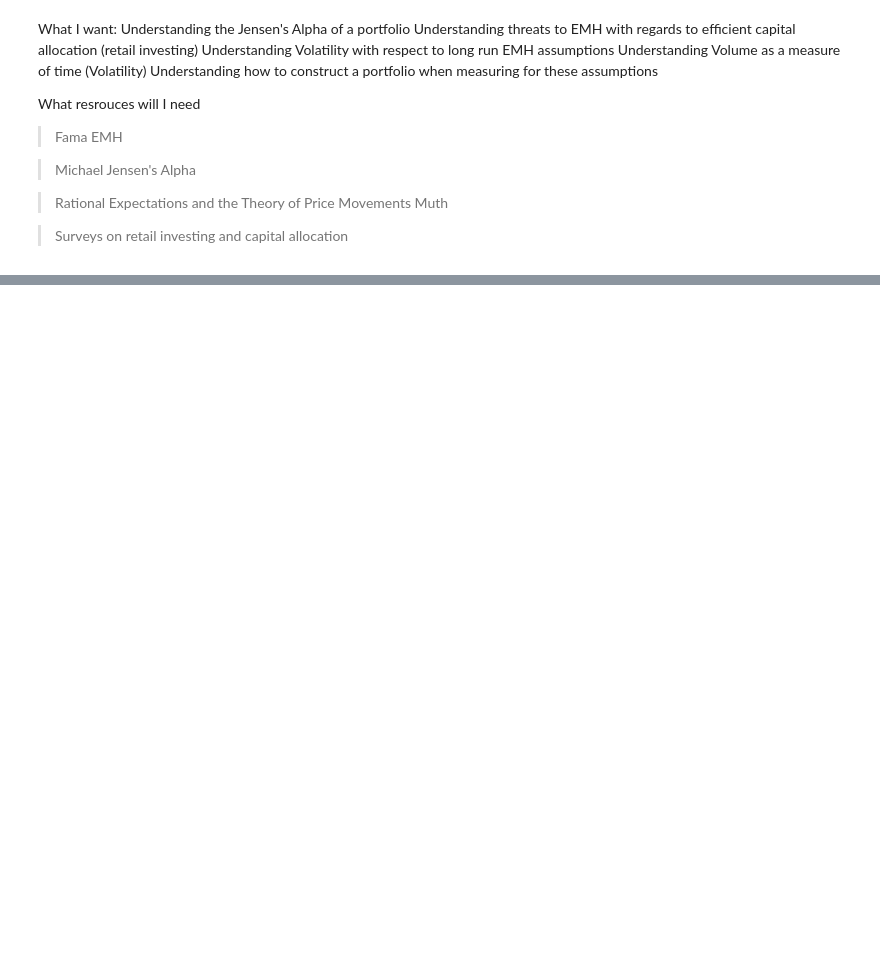
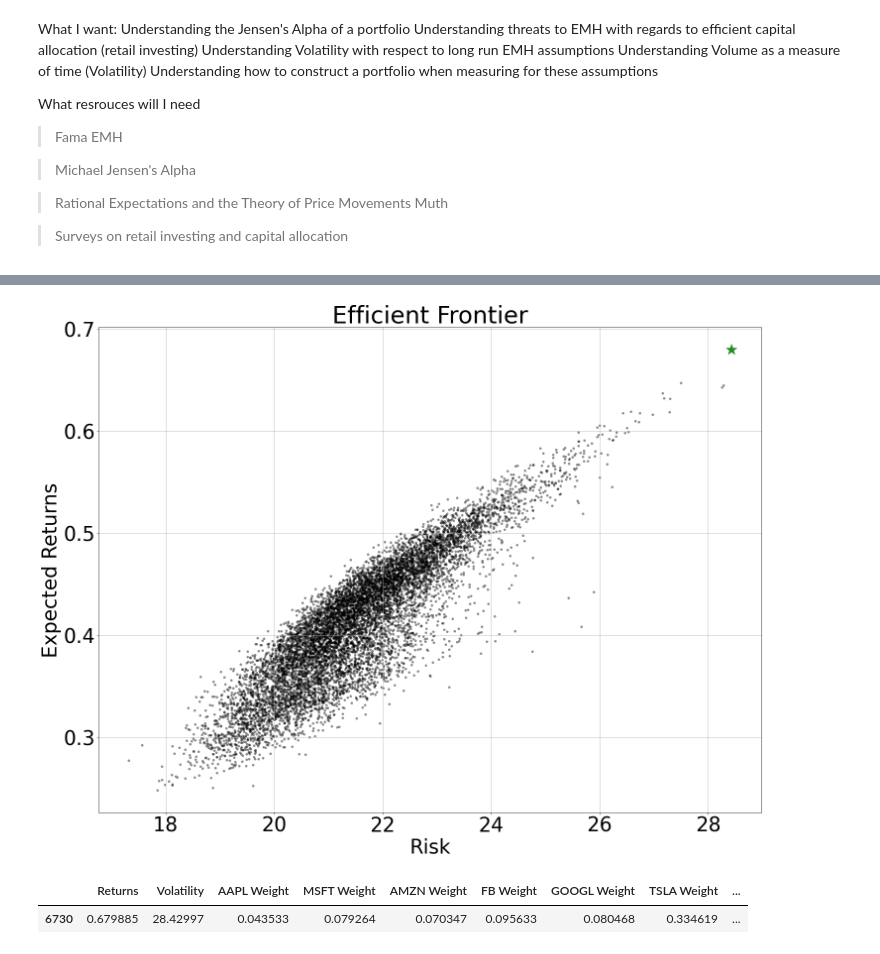
Before and after one commit to jacobradke/jacobradke, a Jupyter notebook: Project/Portfolio Construction with Underlying Efficient Market Hypothesis Assumptions (Rough Draft).ipynb, the cells around one changed output, grey strips where cells are left out. Drawn from its saved outputs; the diff is of its cells as text; code cells hidden in the pictures; blank space fills up the shorter version.

```diff
--- a/Project/Portfolio Construction with Underlying Efficient Market Hypothesis Assumptions (Rough Draft).ipynb
+++ b/Project/Portfolio Construction with Underlying Efficient Market Hypothesis Assumptions (Rough Draft).ipynb
@@ -33,21 +33,0 @@ end = datetime.datetime(2010,1,1)
-# %%
-data_dict = {}
-tickers = ["GOOGL", "^GSPC"]
-
-for t in tickers:
-    data_dict[t] = yf.download(t,
-                               start = start,
-                               end = end)["Adj Close"]
-df = pd.DataFrame(data_dict)
-
-pct_change_dict = {}
-for key in df:
-    pct_change_dict[key+ " Daily Return"] = df[key].pct_change()
-pct_change_data = pd.DataFrame(pct_change_dict)
-pct_change_data = pct_change_data.dropna()
-beta = market_beta(pct_change_data["GOOGL Daily Return"], pct_change_data["^GSPC Daily Return"], 30)
-data = pd.DataFrame(list(zip(*beta)), columns = ['Alpha', 'Beta'])
-data.index = pct_change_data.index
-plt.figure(figsize=(12,8))
-data.Beta.plot.line()
-plt.title("Market Beta: GOOGL vs S&P 500 with Rolling Window of 30 Days");
@@ -97,0 +37,20 @@ change_df
+# %%
+import pandas as pd
+import numpy as np
+import pandas_datareader as web
+import matplotlib.pyplot as plt
+import datetime
+#imported a library that I created so that I wouldn't clutter this notebook
+from mylib.mean_variance import *
+from mylib.monte_carlo import *
+plt.rcParams.update({"font.size":40})
+start = datetime.datetime(2011,1,1)
+end = datetime.datetime.today()
+rf = web.DataReader("^TNX", "yahoo", start = datetime.datetime(2021,10,1), end = end)["Adj Close"]
+rf = pd.DataFrame(rf)
+# top 10 stocks by market cap of the S&P 500
+ticker_lst = ["AAPL", "MSFT", "AMZN", "FB", "GOOGL", "TSLA",
+              "BRK-B", "NVDA", "JPM", "JNJ"]
+# %%
+portfolios = mean_variance(ticker_lst, start = start, end = end)
+portfolios
@@ -97,0 +71,11 @@ change_df
+# %%
+efficient_frontier(portfolios, alpha = .4)
+#the * is the optimal mean variance portfolio
+# %% [output]
+[figure, added]
+# %%
+optimal_portfolio = optimal_portfolio(portfolios, rf = rf["Adj Close"][-1])
+optimal_portfolio
+# %% [output]
+|  | Returns | Volatility | AAPL Weight | MSFT Weight | AMZN Weight | FB Weight | GOOGL Weight | TSLA Weight | ... |
+| 6730 | 0.679885 | 28.42997 | 0.043533 | 0.079264 | 0.070347 | 0.095633 | 0.080468 | 0.334619 | ... |
```
Also changed, not shown: parts of 7 cells of this notebook, 17 other files.
